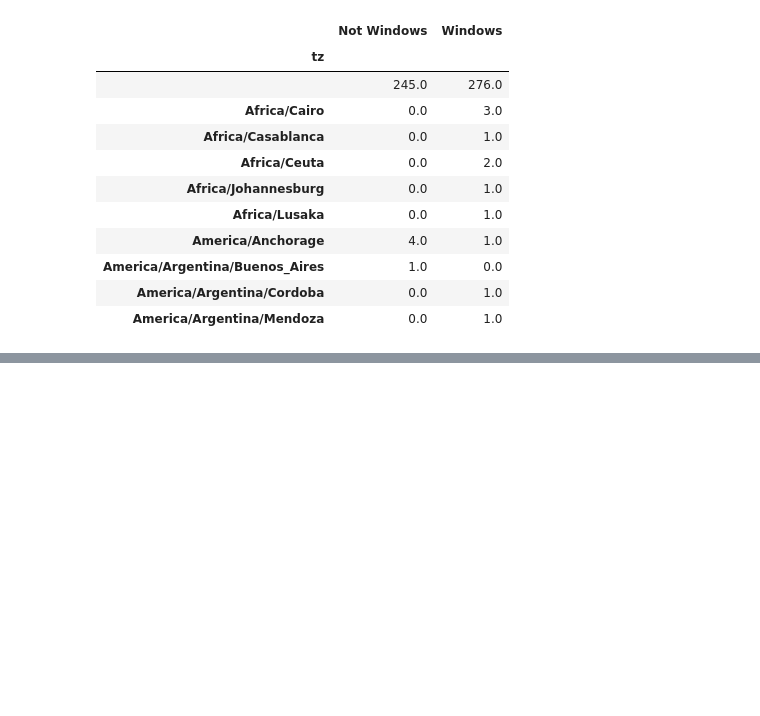
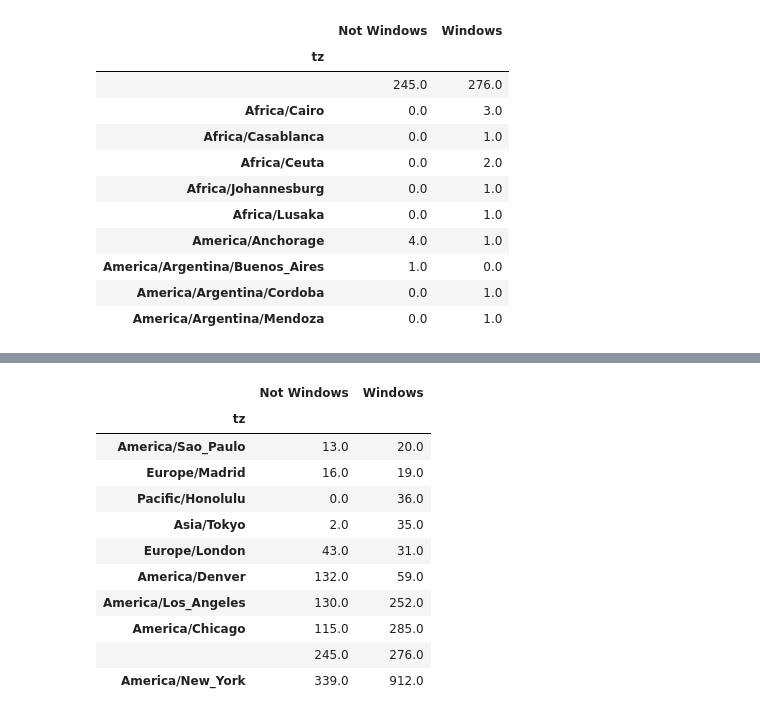
Before and after one commit to steingartpeter/ANACONDA, a Jupyter notebook: wes_mck_pyt_data.ipynb, the cells around one changed output, grey strips where cells are left out. Saved outputs shown, nothing was run; the diff lists cells and outputs as text; code cells hidden in the pictures; blank space fills up the shorter version.

```diff
--- a/wes_mck_pyt_data.ipynb
+++ b/wes_mck_pyt_data.ipynb
@@ -256,0 +237,17 @@ agg_counts[:10]
+# %%
+# Now with take() we select the rows in that order
+count_subset = agg_counts.take(indexer)[-10:]
+count_subset
+# %% [output]
+|  | Not Windows | Windows |
+| tz |  |  |
+| America/Sao_Paulo | 13.0 | 20.0 |
+| Europe/Madrid | 16.0 | 19.0 |
+| Pacific/Honolulu | 0.0 | 36.0 |
+| Asia/Tokyo | 2.0 | 35.0 |
+| Europe/London | 43.0 | 31.0 |
+| America/Denver | 132.0 | 59.0 |
+| America/Los_Angeles | 130.0 | 252.0 |
+| America/Chicago | 115.0 | 285.0 |
+|  | 245.0 | 276.0 |
+| America/New_York | 339.0 | 912.0 |
```
Also changed, not shown: parts of 9 cells of this notebook.
